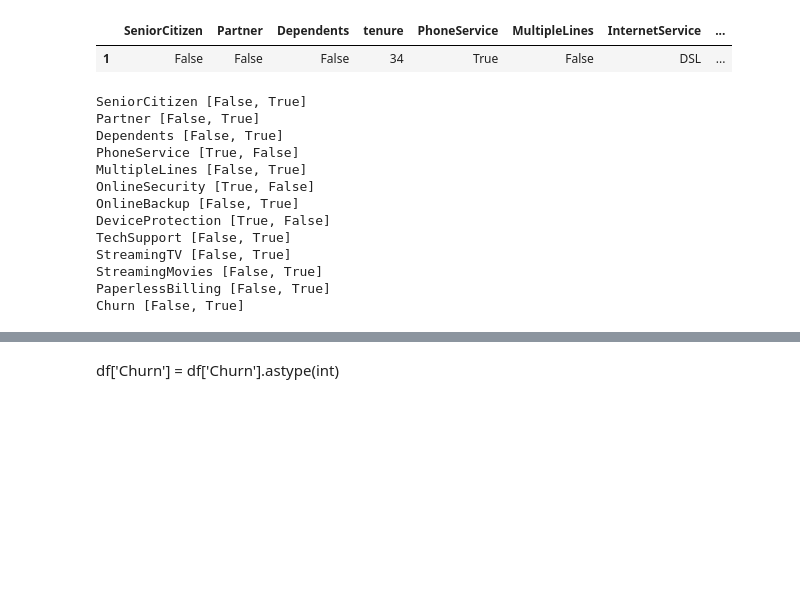
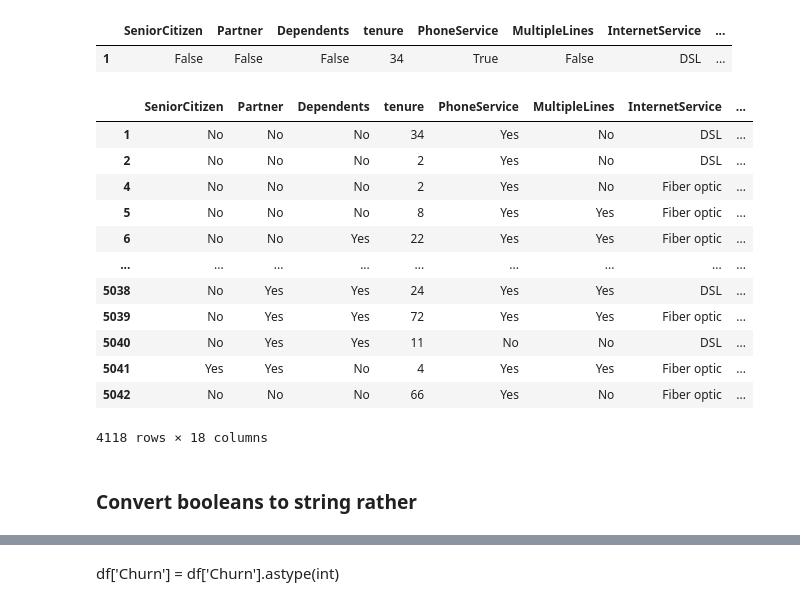
Before and after one commit to kwasichrappah/Custormer-Churn, a Jupyter notebook: customer.ipynb, the cells around one changed output, grey strips where cells are left out. Drawn from its saved outputs; the diff is of its cells as text; code cells hidden in the pictures; blank space fills up the shorter version.

```diff
--- a/customer.ipynb
+++ b/customer.ipynb
@@ -503,16 +520,18 @@ def boolean_(df):
-# %%
-df=boolean_(df)
-# %% [output]
-SeniorCitizen [False, True]
-Partner [False, True]
-Dependents [False, True]
-PhoneService [True, False]
-MultipleLines [False, True]
-OnlineSecurity [True, False]
-OnlineBackup [False, True]
-DeviceProtection [True, False]
-TechSupport [False, True]
-StreamingTV [False, True]
-StreamingMovies [False, True]
-PaperlessBilling [False, True]
-Churn [False, True]
+# %%
+df.replace({True: 'Yes', False: 'No'})
+# %% [output]
+|  | SeniorCitizen | Partner | Dependents | tenure | PhoneService | MultipleLines | InternetService | ... |
+| 1 | No | No | No | 34 | Yes | No | DSL | ... |
+| 2 | No | No | No | 2 | Yes | No | DSL | ... |
+| 4 | No | No | No | 2 | Yes | No | Fiber optic | ... |
+| 5 | No | No | No | 8 | Yes | Yes | Fiber optic | ... |
+| 6 | No | No | Yes | 22 | Yes | Yes | Fiber optic | ... |
+| ... | ... | ... | ... | ... | ... | ... | ... | ... |
+| 5038 | No | Yes | Yes | 24 | Yes | Yes | DSL | ... |
+| 5039 | No | Yes | Yes | 72 | Yes | Yes | Fiber optic | ... |
+| 5040 | No | Yes | Yes | 11 | No | No | DSL | ... |
+| 5041 | Yes | Yes | No | 4 | Yes | Yes | Fiber optic | ... |
+| 5042 | No | No | No | 66 | Yes | No | Fiber optic | ... |
+4118 rows × 18 columns
+# %% [markdown]
+### Convert booleans to string rather
```
Also changed, not shown: parts of 85 cells of this notebook.
